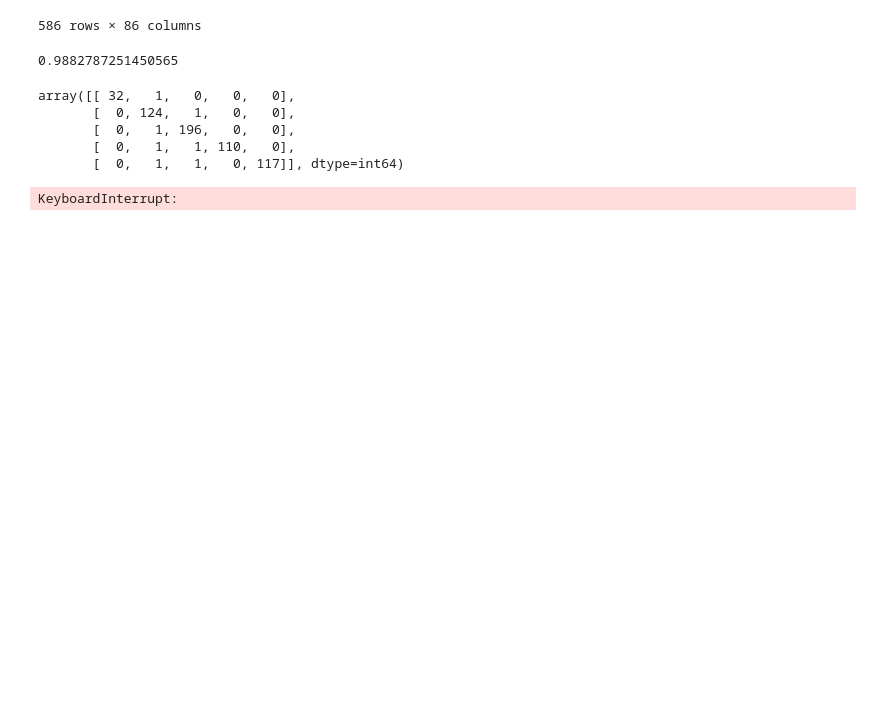
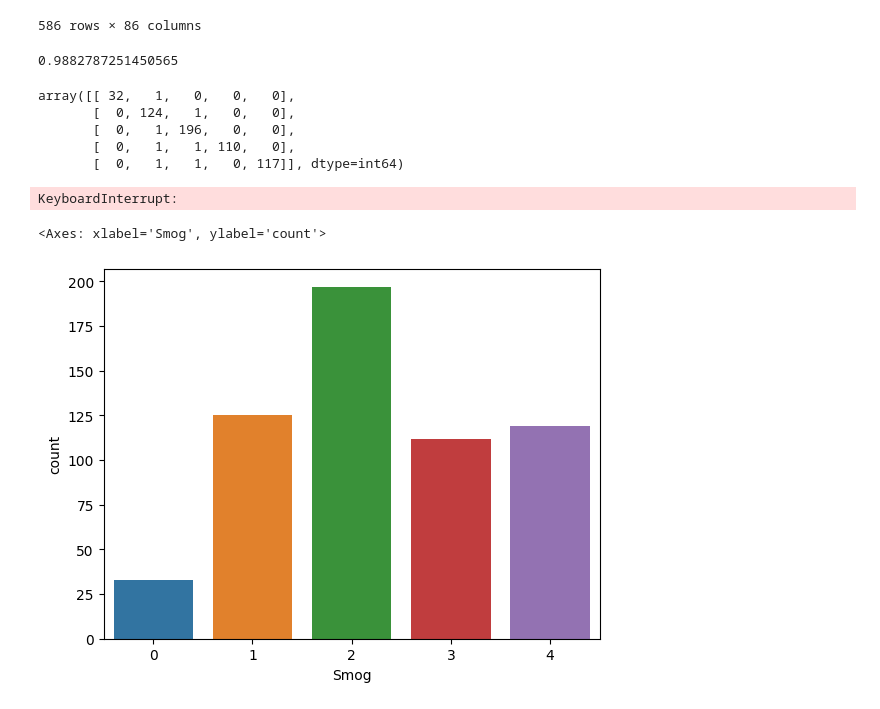
Before and after one commit to Kraslo/APAU_SMOG_PREDICTION_3RDGROUP, a Jupyter notebook: codigo/codigo_andy.ipynb, the cells around one changed output. Cells and saved outputs as stored; diff of their text form; code cells hidden in the pictures; blank space fills up the shorter version.

```diff
--- a/codigo/codigo_andy.ipynb
+++ b/codigo/codigo_andy.ipynb
@@ -1089,3 +1089,9 @@ grid.best_params_
 KeyboardInterrupt:
 # %%
 csv(predictions,'prueba_one_hot.csv',test_nolabel)
+# %%
+#historgram de smog
+sns.countplot(x='Smog',data=train_binary)
+# %% [output]
+<Axes: xlabel='Smog', ylabel='count'>
+[figure, added]
```
Also changed, not shown: 9 other files.
